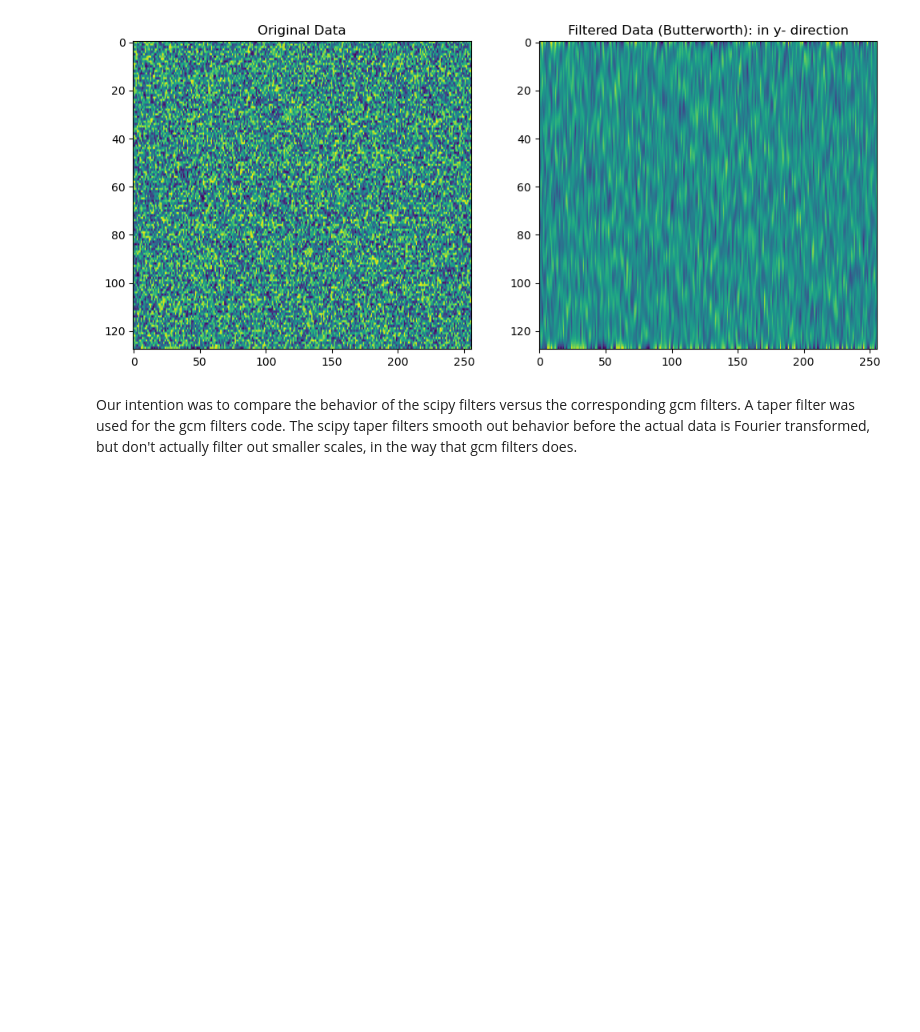
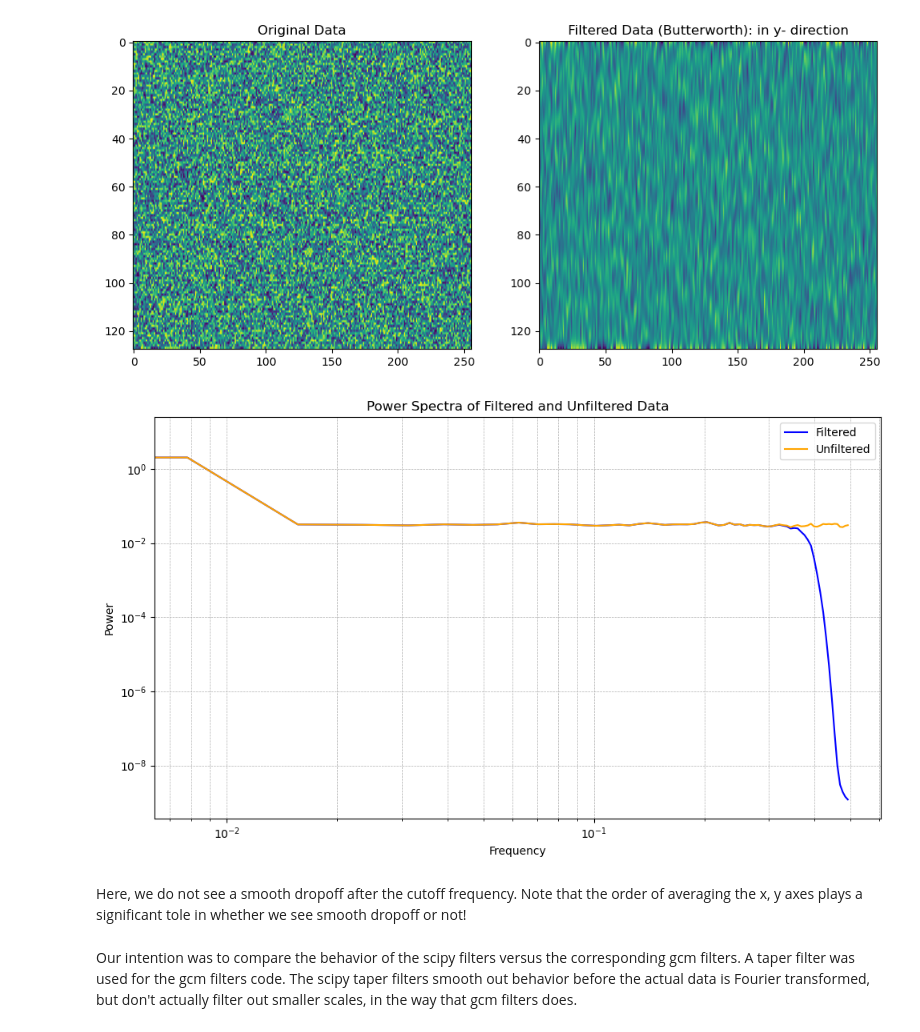
Before and after one commit to ocean-transport/cm26_diagnostics, a Jupyter notebook: scipyFilterExploration.ipynb, the cells around one changed output. Drawn from its saved outputs; the diff is of its cells as text; code cells hidden in the pictures; blank space fills up the shorter version.

```diff
--- a/scipyFilterExploration.ipynb
+++ b/scipyFilterExploration.ipynb
@@ -89,4 +179,6 @@ plt.show()
 # %% [markdown]
 ## Create Low-Pass Butterworth Filter in just the y-direction
 # %%
-filtered_da = signal.filtfilt(b_y, a_y, da, axis=0)
+filtered_data = signal.filtfilt(b_y, a_y, da, axis=0)
+filtered_da = xr.DataArray(filtered_data, dims=['y', 'x'])
+filtered_da
@@ -100,5 +208,31 @@ ax[1].set_title("Filtered Data (Butterworth): in y- direction")
 plt.show()
 # %% [output]
 [figure]
+# %%
+# Compute power spectrum for mean prediction and target
+ps_filtered = xrft.power_spectrum(filtered_da, dim='y', window=True).mean(dim='x')
+ps_unfiltered = xrft.power_spectrum(da, dim='y', window=True).mean(dim='x')
+
+# Plot power spectra
+plt.figure(figsize=(10, 6))
+plt.plot(ps_filtered.freq_y, ps_filtered, label='Filtered', color='blue')
+plt.plot(ps_unfiltered.freq_y, ps_unfiltered, label='Unfiltered', color='orange')
+
+# Configure the plot
+plt.title("Power Spectra of Filtered and Unfiltered Data")
+plt.xscale('log')
+plt.yscale('log')
+plt.xlabel('Frequency')
+plt.ylabel('Power')
+plt.legend(loc='best')
+plt.grid(True, which="both", linestyle="--", linewidth=0.5)
+plt.tight_layout()
+
+# Display the plot
+plt.show()
+# %% [output]
+[figure, added]
+# %% [markdown]
+Here, we do not see a smooth dropoff after the cutoff frequency. Note that the order of averaging the x, y axes plays a significant tole in whether we see smooth dropoff or not!
 # %% [markdown]
 Our intention was to compare the behavior of the scipy filters versus the corresponding gcm filters. A taper filter was used for the gcm filters code. The scipy taper filters smooth out behavior before the actual data is Fourier transformed, but don't actually filter out smaller scales, in the way that gcm filters does.
```
Also changed, not shown: parts of 10 cells of this notebook.
